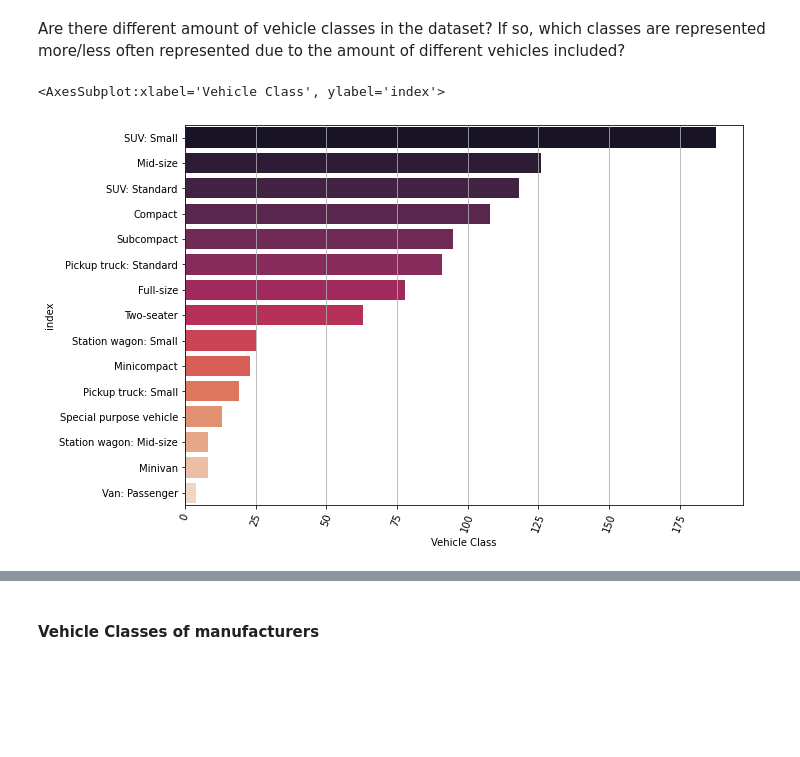
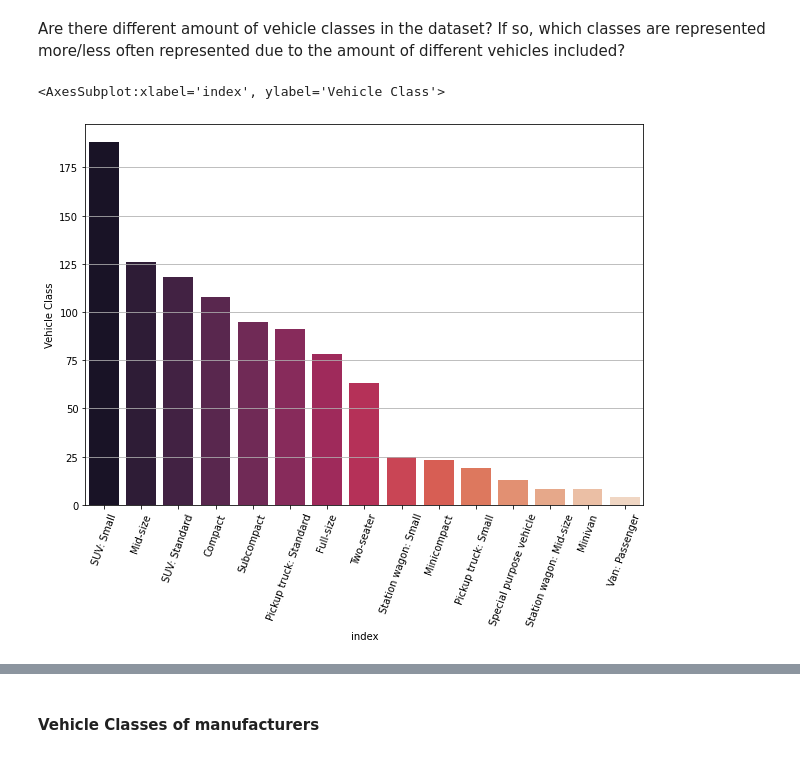
Before and after one commit to JohannesBeneke/EDA-Vehicle-Emissions, a Jupyter notebook: eda_emissions.ipynb, the cells around one changed output, grey strips where cells are left out. Drawn from its saved outputs; the diff is of its cells as text; code cells hidden in the pictures; blank space fills up the shorter version.

```diff
--- a/eda_emissions.ipynb
+++ b/eda_emissions.ipynb
@@ -199,9 +199,9 @@ Are there different amount of vehicle classes in the dataset? If so, which class
 # %%
 vehicleclass_counts = df['Vehicle Class'].value_counts().reset_index(drop=False)
 plt.figure(figsize=(10,7))
 plt.xticks(rotation=70)
 plt.grid()
-sns.barplot(data=vehicleclass_counts, x=vehicleclass_counts[vehicleclass_counts.columns[1]], y=vehicleclass_counts['index'], palette="rocket", orient='h')
+sns.barplot(data=vehicleclass_counts, x=vehicleclass_counts['index'], y=vehicleclass_counts[vehicleclass_counts.columns[1]], palette="rocket")
 # %% [output]
-<AxesSubplot:xlabel='Vehicle Class', ylabel='index'>
+<AxesSubplot:xlabel='index', ylabel='Vehicle Class'>
-[figure, old version]
+[figure, new version]
```
Also changed, not shown: parts of 2 cells of this notebook.
